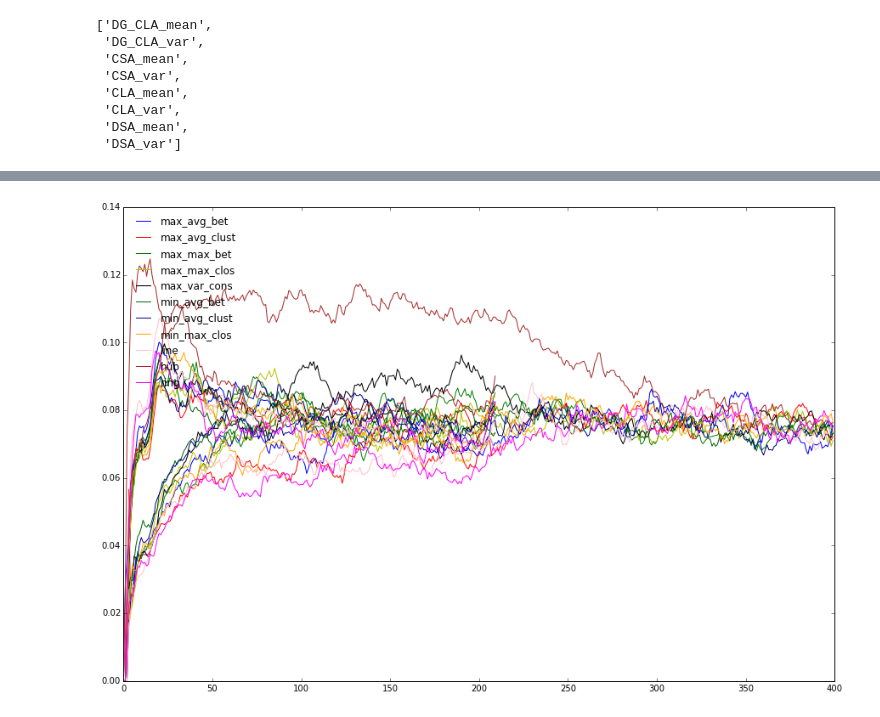
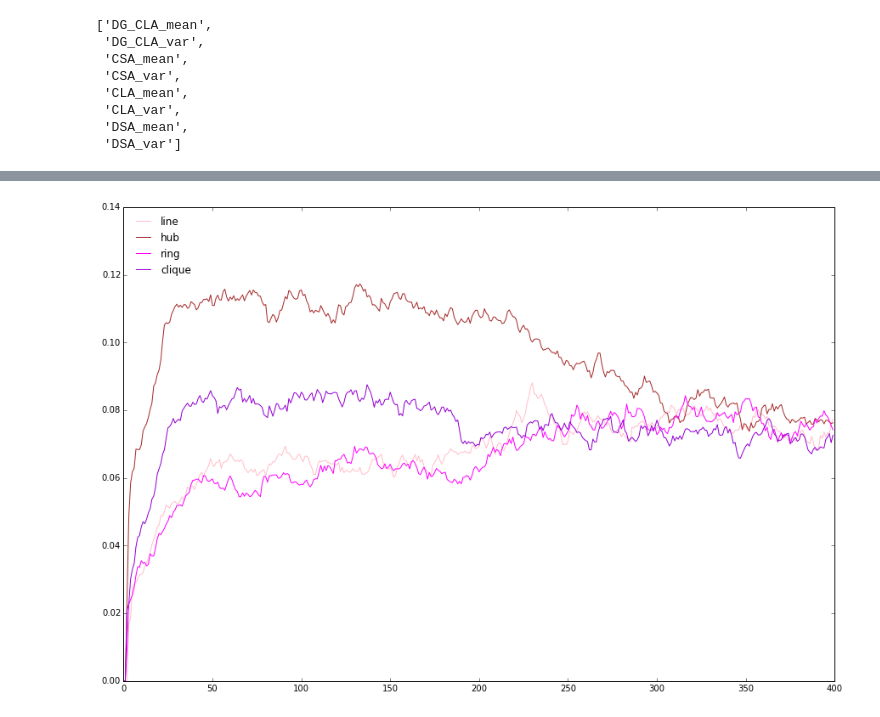
Before and after one commit to zubekj/cog-abm, a Jupyter notebook: results_script.ipynb, the cells around one changed output, grey strips where cells are left out. Drawn from its saved outputs; the diff is of its cells as text; code cells hidden in the pictures.

```diff
--- a/results_script.ipynb
+++ b/results_script.ipynb
@@ -43,0 +131,16 @@ for i in xrange(12):
+# %%
+# ENVIRONMENT SHIFT CLA STANDARD DEVIATION
+plt.figure(1, figsize=(15,10))
+plt.ylim(0, 0.14)
+plt.plot(color="blue", linewidth=2.5, linestyle="-", label="cosine")
+
+
+plt.legend(loc='upper left', frameon=False)
+for i in xrange(8):
+    plt.plot(np.sqrt(data_env[results[5]][i*400+i:(i+1)*400+i]), colors[i], label=data['Unnamed: 0'][i*400+i])
+    #plt.plot(np.sqrt(datenv[results[3]][i*400+i:(i+1)*400+i-200]), colors[i])
+    plt.legend(loc='upper left', frameon=False)
+i = 11
+plt.plot(np.sqrt(data_env[results[5]][i*400+i:(i+1)*400+i]), colors[i], label=data['Unnamed: 0'][i*400+i])
+#plt.plot(np.sqrt(data_env[results[3]][i*400+i:(i+1)*400+i-200]), colors[i])
+plt.legend(loc='upper left', frameon=False)
@@ -43,0 +150,12 @@ for i in xrange(12):
+# %%
+# TOPOLOGIES SHIFT
+plt.figure(2, figsize=(15,10))
+plt.ylim(0, 1)
+plt.plot(color="blue", linewidth=2.5, linestyle="-", label="cosine")
+
+
+plt.legend(loc='upper left', frameon=False)
+for i in range(12)[8:]:
+    plt.plot(data_env[results[4]][i*400+i:(i+1)*400+i], colors[i], label=data['Unnamed: 0'][i*400+i])
+    plt.plot(data_env[results[2]][i*400+i:(i+1)*400+i-200], colors[i])
+    plt.legend(loc='upper left', frameon=False)
@@ -44,13 +164,14 @@ for i in xrange(12):
 # %%
+# TOPOLOGIES SHIFT CLA STANDARD DEVIATION
 plt.figure(2, figsize=(15,10))
-#plt.ylim(0, 1)
+plt.ylim(0, 0.14)
 plt.plot(color="blue", linewidth=2.5, linestyle="-", label="cosine")
 
 
 plt.legend(loc='upper left', frameon=False)
-for i in xrange(11):
+for i in range(12)[8:]:
     plt.plot(np.sqrt(data_env[results[5]][i*400+i:(i+1)*400+i]), colors[i], label=data['Unnamed: 0'][i*400+i])
-    plt.plot(np.sqrt(data_env[results[3]][i*400+i:(i+1)*400+i-190]), colors[i])
+    #plt.plot(np.sqrt(data_env[results[2]][i*400+i:(i+1)*400+i-200]), colors[i])
     plt.legend(loc='upper left', frameon=False)
 # %% [output]
-[figure, old version]
+[figure, new version]
```
Also changed, not shown: parts of 10 cells of this notebook.
